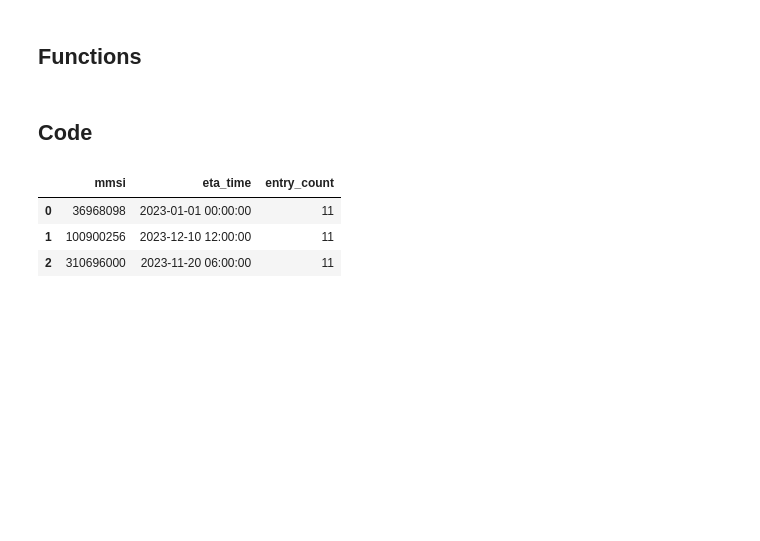
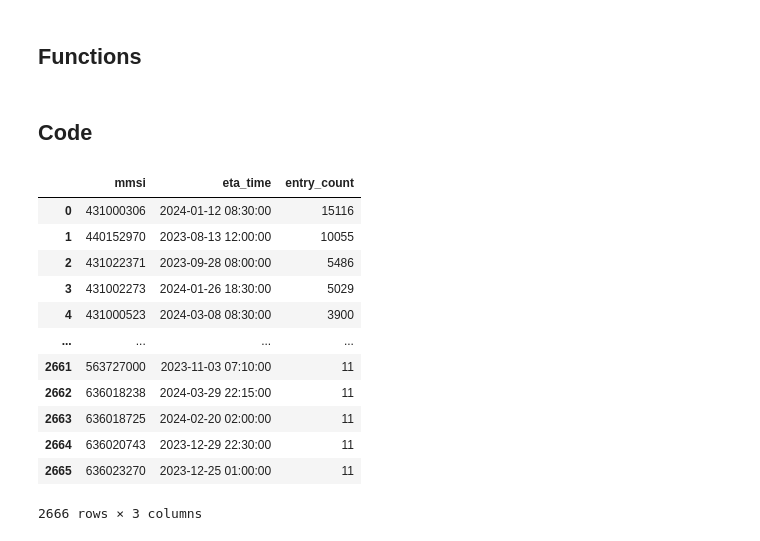
Before and after one commit to uhatikus/MS, a Jupyter notebook: FishingBoatsAnomalyDetection/fishingboatsprediction/notebooks/loitering_classification_prep.ipynb, the cells around one changed output. Saved outputs shown, nothing was run; the diff lists cells and outputs as text; code cells hidden in the pictures; blank space fills up the shorter version.

```diff
--- a/FishingBoatsAnomalyDetection/fishingboatsprediction/notebooks/loitering_classification_prep.ipynb
+++ b/FishingBoatsAnomalyDetection/fishingboatsprediction/notebooks/loitering_classification_prep.ipynb
@@ -53,7 +55,7 @@ def load_fishing_vessels_voyages_with_loitering(sample_n: int = 5) -> pd.DataFra
             HAVING
             COUNT(*) > 10
             ORDER BY
-            entry_count,
+            entry_count desc,
             mmsi,
             eta_time
         LIMIT :n;
@@ -325,13 +327,22 @@ def plot_plotly_trajectory_groups(
 # %% [markdown]
 ## Code
 # %%
-voyages_df = load_fishing_vessels_voyages_with_loitering(sample_n=3)
+voyages_df = load_fishing_vessels_voyages_with_loitering(sample_n=100000)
 voyages_df  # display the sample selection
 # %% [output]
 |  | mmsi | eta_time | entry_count |
-| 0 | 36968098 | 2023-01-01 00:00:00 | 11 |
-| 1 | 100900256 | 2023-12-10 12:00:00 | 11 |
-| 2 | 310696000 | 2023-11-20 06:00:00 | 11 |
+| 0 | 431000306 | 2024-01-12 08:30:00 | 15116 |
+| 1 | 440152970 | 2023-08-13 12:00:00 | 10055 |
+| 2 | 431022371 | 2023-09-28 08:00:00 | 5486 |
+| 3 | 431002273 | 2024-01-26 18:30:00 | 5029 |
+| 4 | 431000523 | 2024-03-08 08:30:00 | 3900 |
+| ... | ... | ... | ... |
+| 2661 | 563727000 | 2023-11-03 07:10:00 | 11 |
+| 2662 | 636018238 | 2024-03-29 22:15:00 | 11 |
+| 2663 | 636018725 | 2024-02-20 02:00:00 | 11 |
+| 2664 | 636020743 | 2023-12-29 22:30:00 | 11 |
+| 2665 | 636023270 | 2023-12-25 01:00:00 | 11 |
+2666 rows × 3 columns
 # %%
 # voyages_df = load_fishing_vessels_voyages(sample_n=100)
 # voyages_df  # display the sample selection
```
Also changed, not shown: parts of 2 cells of this notebook, 1 other file.
